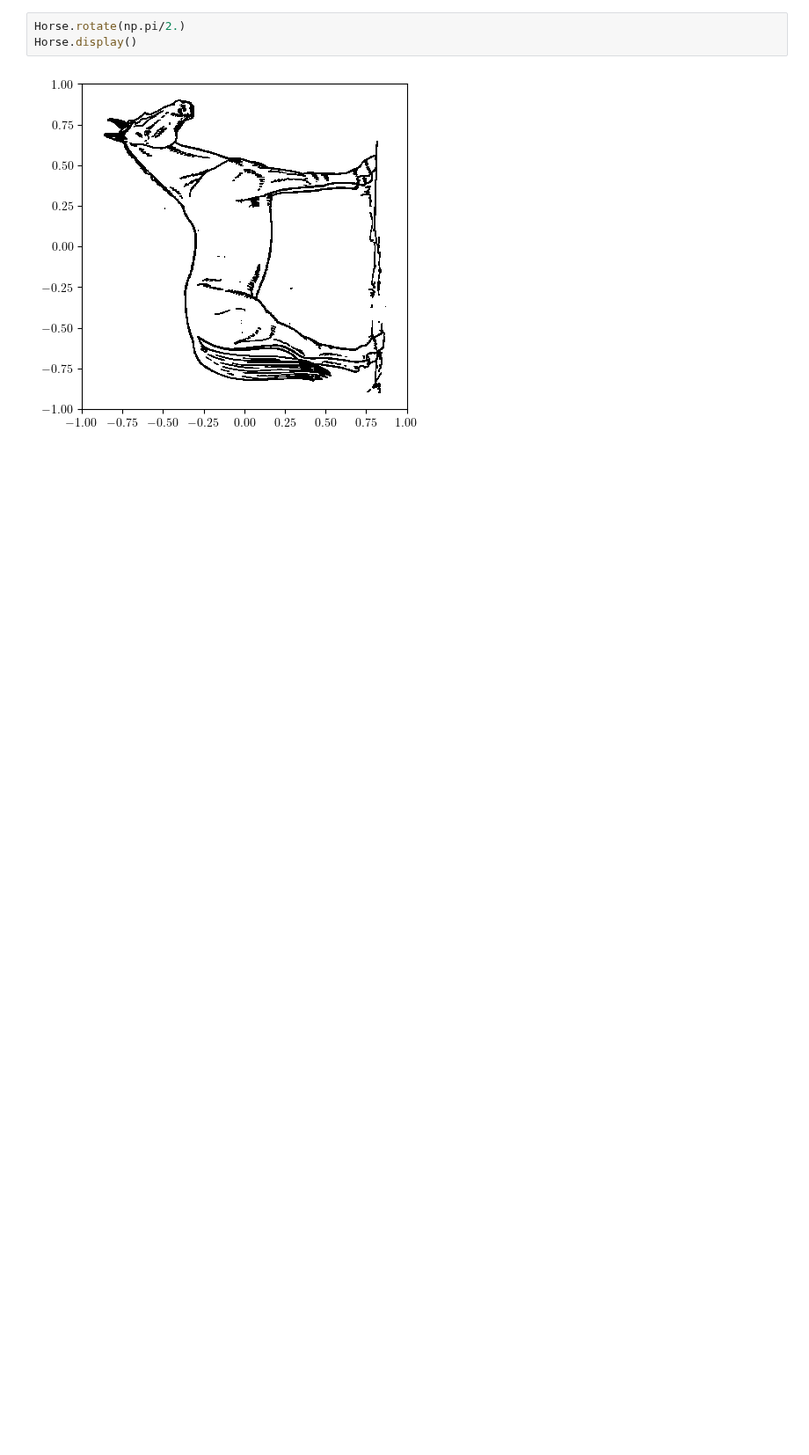
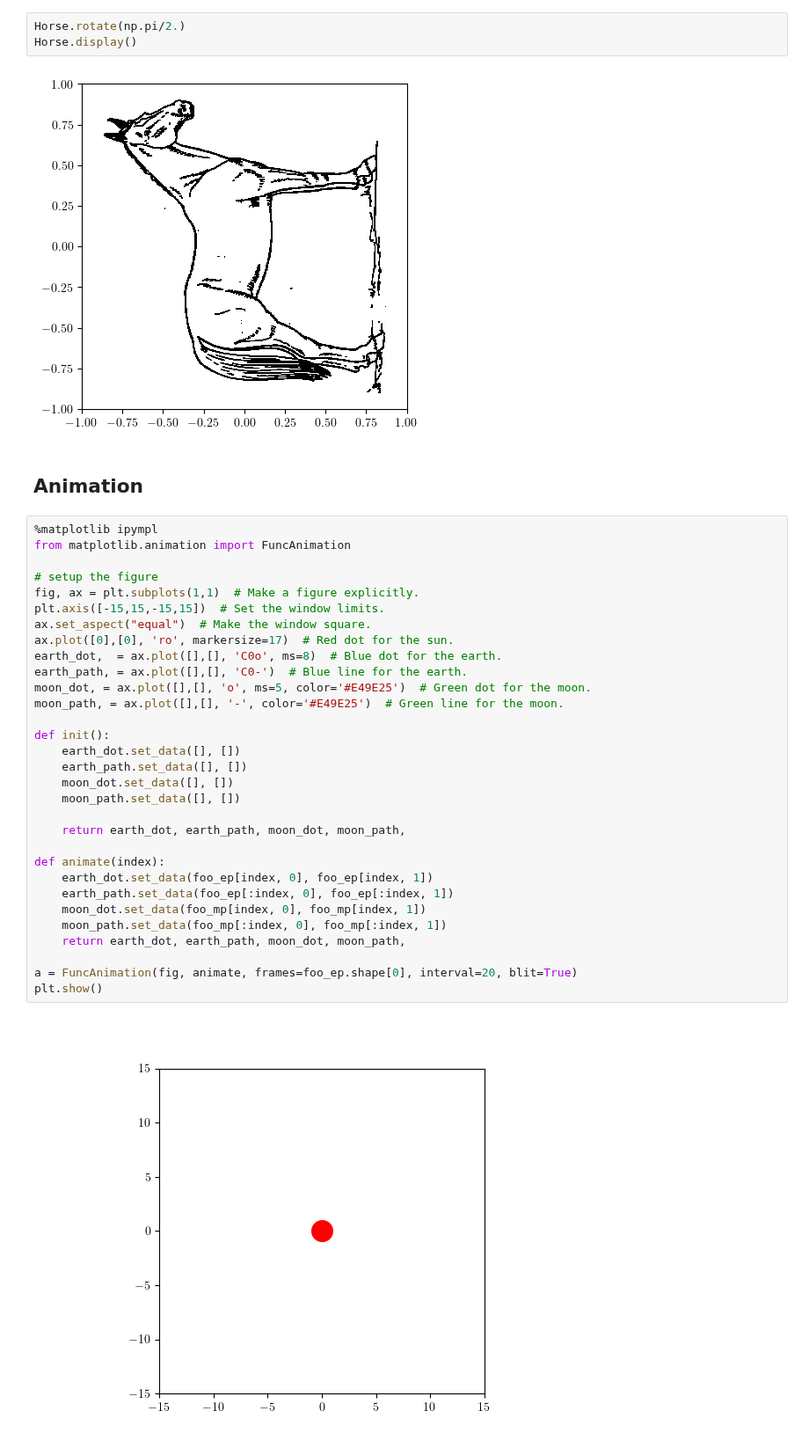
Before and after one commit to oceanumeric/Applied-Mathematics, a Jupyter notebook: volume1/Linear-Transformations.ipynb, the cells around one changed output. Shown at 88% size. Saved outputs shown, nothing was run; the diff lists cells and outputs as text; blank space fills up the shorter version.

```diff
--- a/volume1/Linear-Transformations.ipynb
+++ b/volume1/Linear-Transformations.ipynb
@@ -749,3 +749,38 @@ Horse.rotate(np.pi/2.)
 Horse.display()
 # %% [output]
 [figure]
+# %% [markdown]
+## Animation
+# %%
+%matplotlib ipympl
+from matplotlib.animation import FuncAnimation
+
+# setup the figure
+fig, ax = plt.subplots(1,1)  # Make a figure explicitly.
+plt.axis([-15,15,-15,15])  # Set the window limits.
+ax.set_aspect("equal")  # Make the window square.
+ax.plot([0],[0], 'ro', markersize=17)  # Red dot for the sun.
+earth_dot,  = ax.plot([],[], 'C0o', ms=8)  # Blue dot for the earth.
+earth_path, = ax.plot([],[], 'C0-')  # Blue line for the earth.
+moon_dot, = ax.plot([],[], 'o', ms=5, color='#E49E25')  # Green dot for the moon.
+moon_path, = ax.plot([],[], '-', color='#E49E25')  # Green line for the moon.
+
+def init():
+    earth_dot.set_data([], [])
+    earth_path.set_data([], [])
+    moon_dot.set_data([], [])
+    moon_path.set_data([], [])
+
+    return earth_dot, earth_path, moon_dot, moon_path,
+
+def animate(index):
+    earth_dot.set_data(foo_ep[index, 0], foo_ep[index, 1])
+    earth_path.set_data(foo_ep[:index, 0], foo_ep[:index, 1])
+    moon_dot.set_data(foo_mp[index, 0], foo_mp[index, 1])
+    moon_path.set_data(foo_mp[:index, 0], foo_mp[:index, 1])
+    return earth_dot, earth_path, moon_dot, moon_path,
+
+a = FuncAnimation(fig, animate, frames=foo_ep.shape[0], interval=20, blit=True)
+plt.show()
+# %% [output]
+[figure, added]
```
